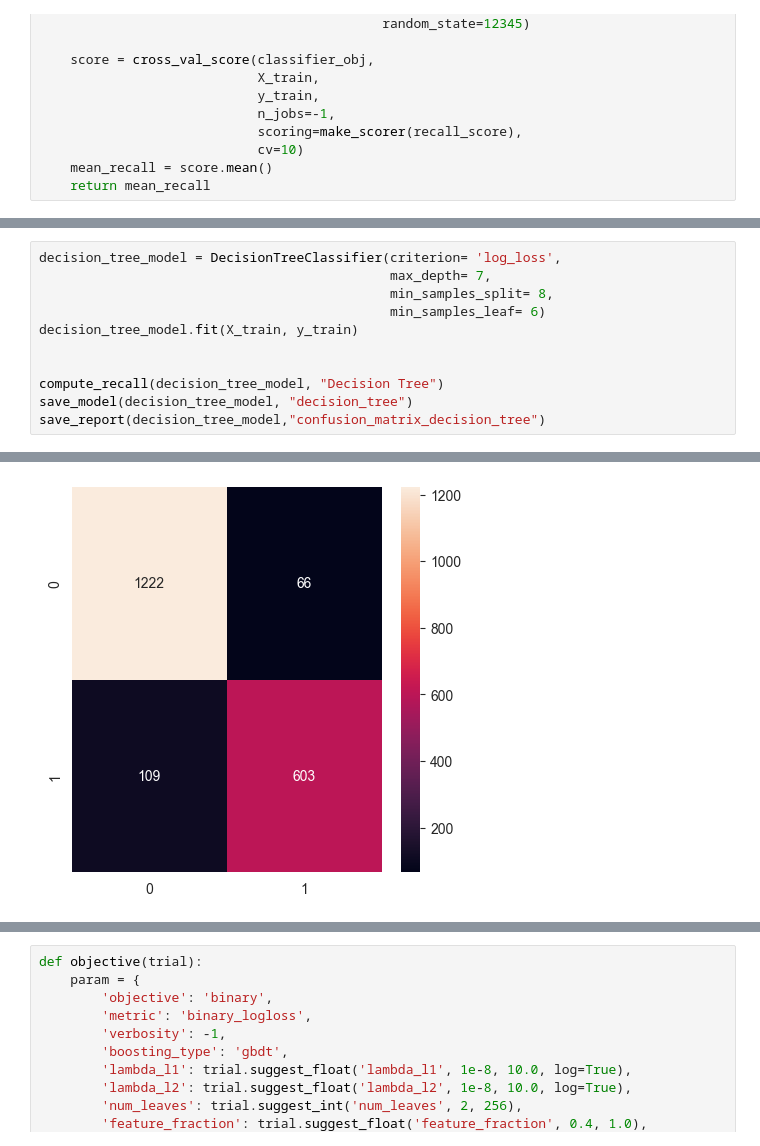
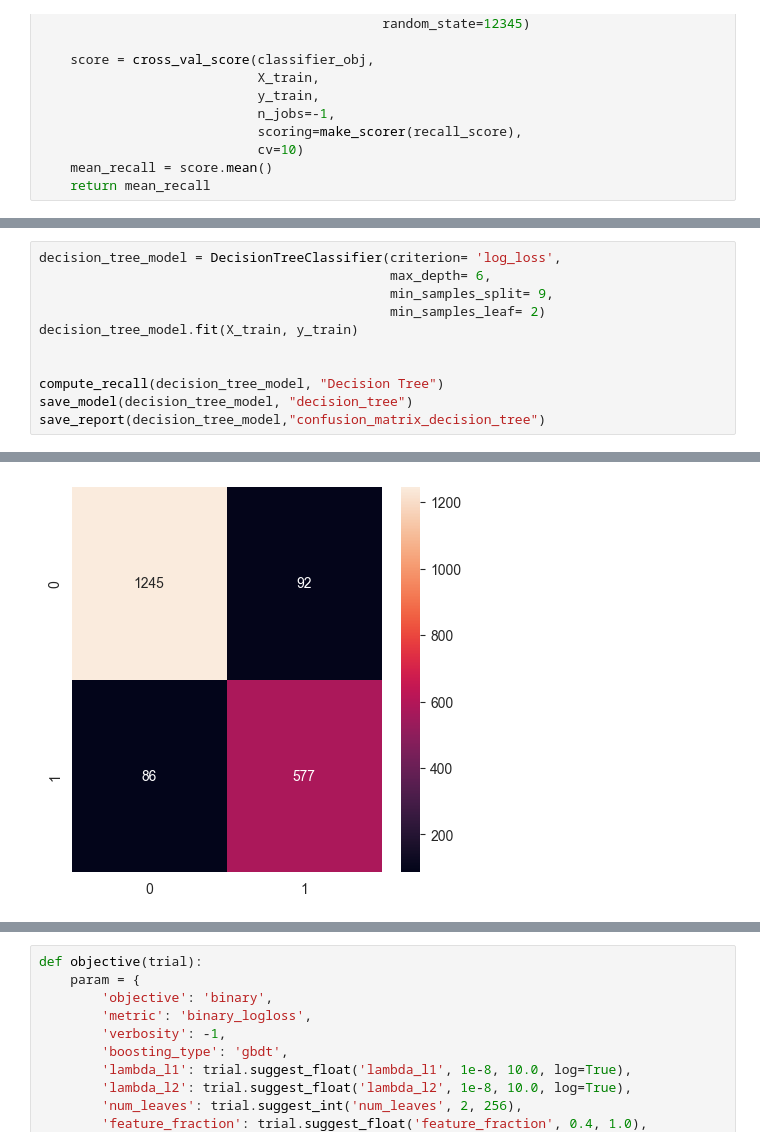
Before and after one commit to sugam21/FastAPI, a Jupyter notebook: Week-2/Classification/notebooks/data_exploration.ipynb, the cells around one changed output, grey strips where cells are left out. Cells and saved outputs as stored; diff of their text form.

```diff
--- a/Week-2/Classification/notebooks/data_exploration.ipynb
+++ b/Week-2/Classification/notebooks/data_exploration.ipynb
@@ -468,8 +465,8 @@ FrozenTrial(number=72, state=TrialState.COMPLETE, values=[0.9128989882050422], d
 # %%
 decision_tree_model = DecisionTreeClassifier(criterion= 'log_loss',
-                                             max_depth= 7,
-                                             min_samples_split= 8,
-                                             min_samples_leaf= 6)
+                                             max_depth= 6,
+                                             min_samples_split= 9,
+                                             min_samples_leaf= 2)
 decision_tree_model.fit(X_train, y_train)
 
 
@@ -483 +480 @@ save_report(decision_tree_model,"confusion_matrix_decision_tree")
-[figure, old version]
+[figure, new version]
```
Also changed, not shown: parts of 12 cells of this notebook, 13 other files.
